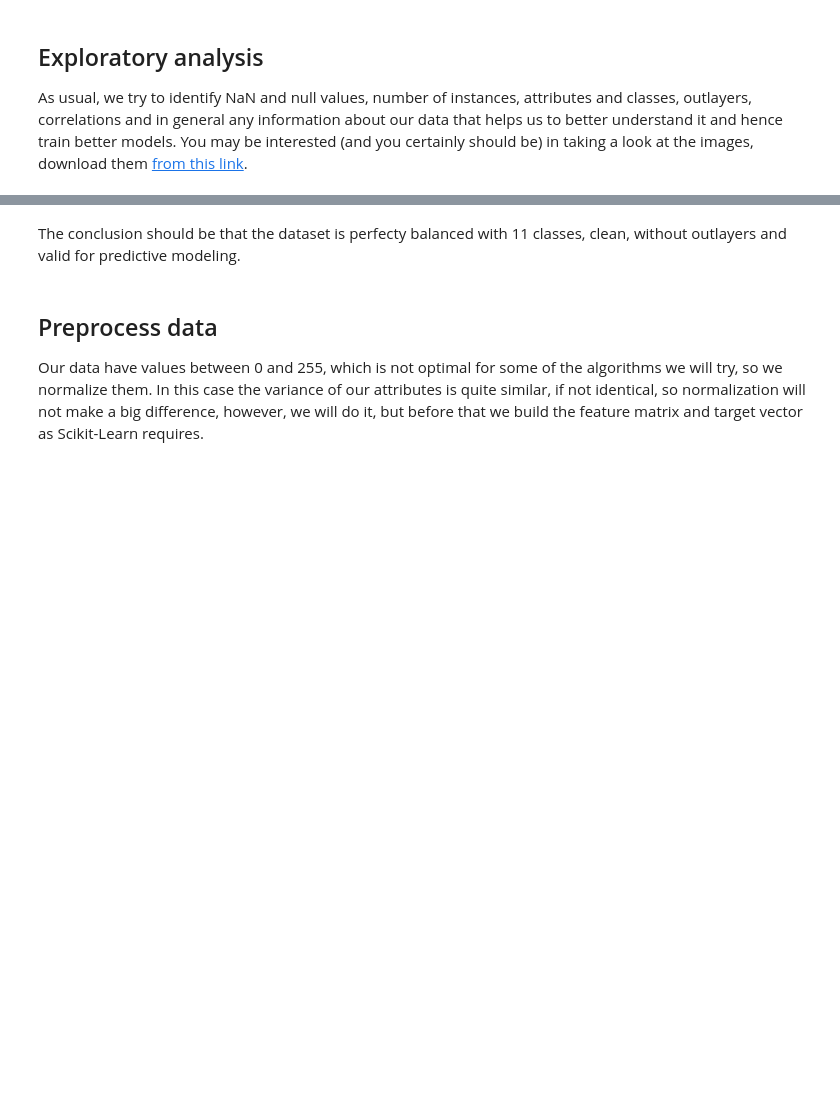
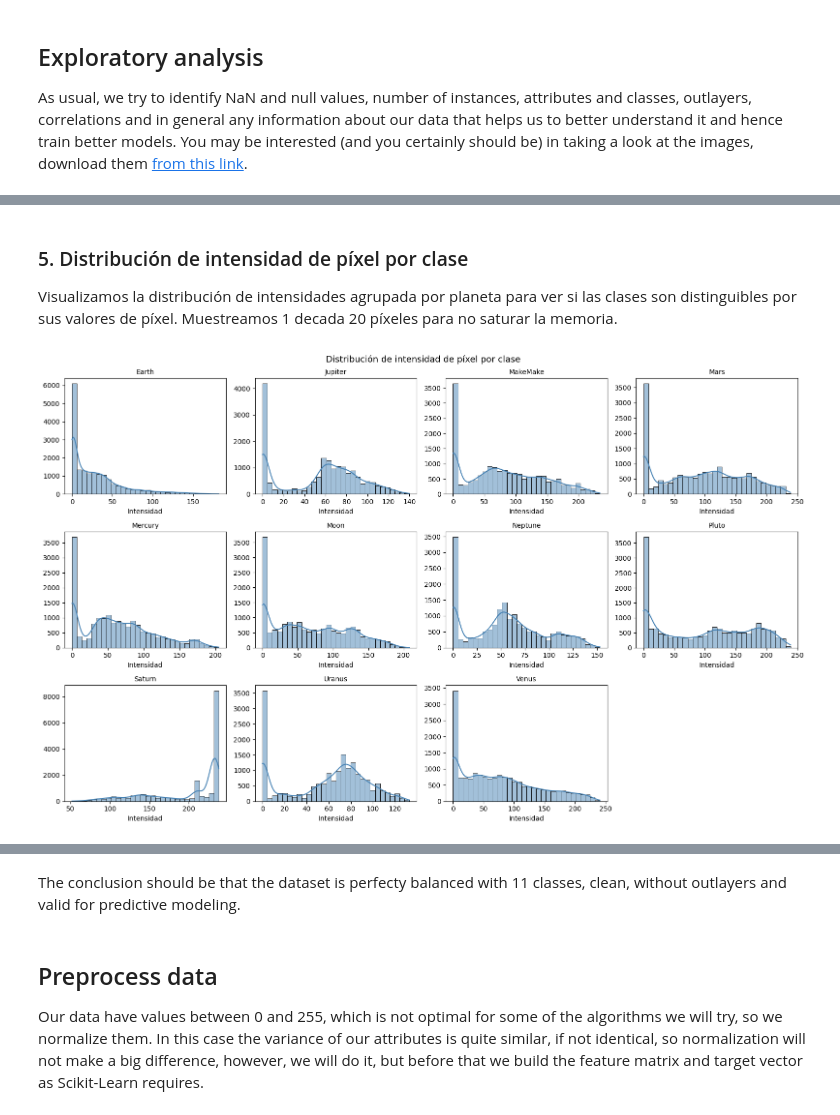
Before and after one commit to Dova-afk/MUCYT_IASCA, a Jupyter notebook: sunspots_IASCA.ipynb, the cells around one changed output, grey strips where cells are left out. Cells and saved outputs as stored; diff of their text form; code cells hidden in the pictures; blank space fills up the shorter version.

```diff
--- a/sunspots_IASCA.ipynb
+++ b/sunspots_IASCA.ipynb
@@ -253,0 +244,26 @@ plt.show()
+# %% [markdown]
+### 5. Distribución de intensidad de píxel por clase
+
+Visualizamos la distribución de intensidades agrupada por planeta para ver si las clases son distinguibles por sus valores de píxel. Muestreamos 1 decada 20 píxeles para no saturar la memoria.
+# %%
+pixel_cols = [c for c in df.columns if c.startswith('pixel')]
+sample_pixels = pixel_cols[::20]
+labels = sorted(df['label'].unique())
+
+fig, axes = plt.subplots(3, 4, figsize=(16, 10), sharey=False)
+fig.suptitle('Distribución de intensidad de píxel por clase', fontsize=13)
+
+for idx, planet in enumerate(labels):
+    ax = axes[idx // 4][idx % 4]
+    vals = df[df['label'] == planet][sample_pixels].values.flatten()
+    sns.histplot(vals, ax=ax, kde=True, bins=30,
+                 color='steelblue', kde_kws={'clip': (0, 255)})
+    ax.set_title(planet, fontsize=10)
+    ax.set_xlabel('Intensidad')
+    ax.set_ylabel('')
+
+axes[2][3].axis('off')
+plt.tight_layout()
+plt.show()
+# %% [output]
+[figure, added]
```
Also changed, not shown: parts of 38 cells of this notebook, 2 other files.
